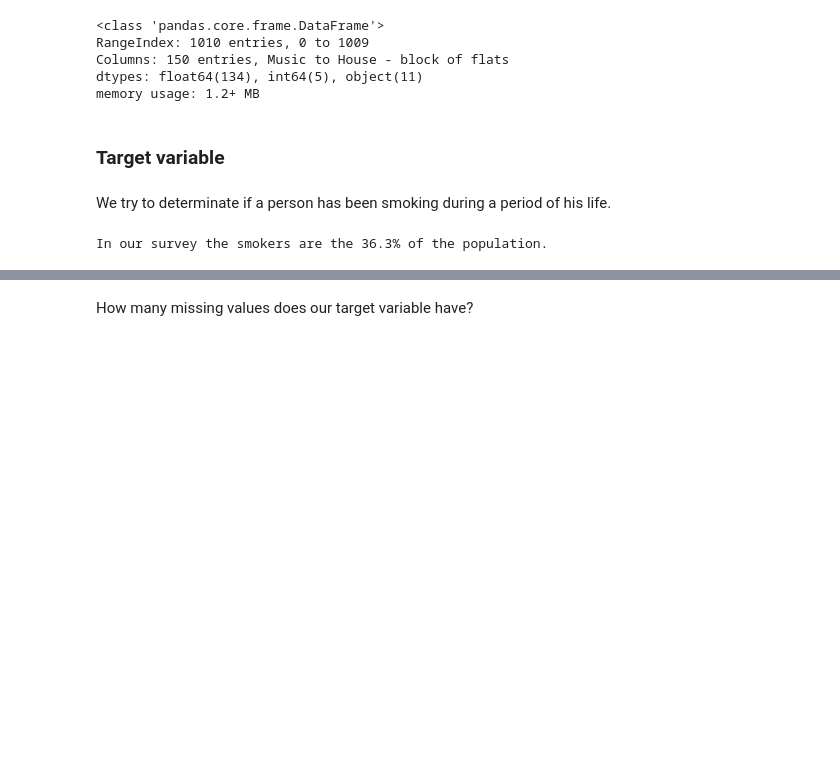
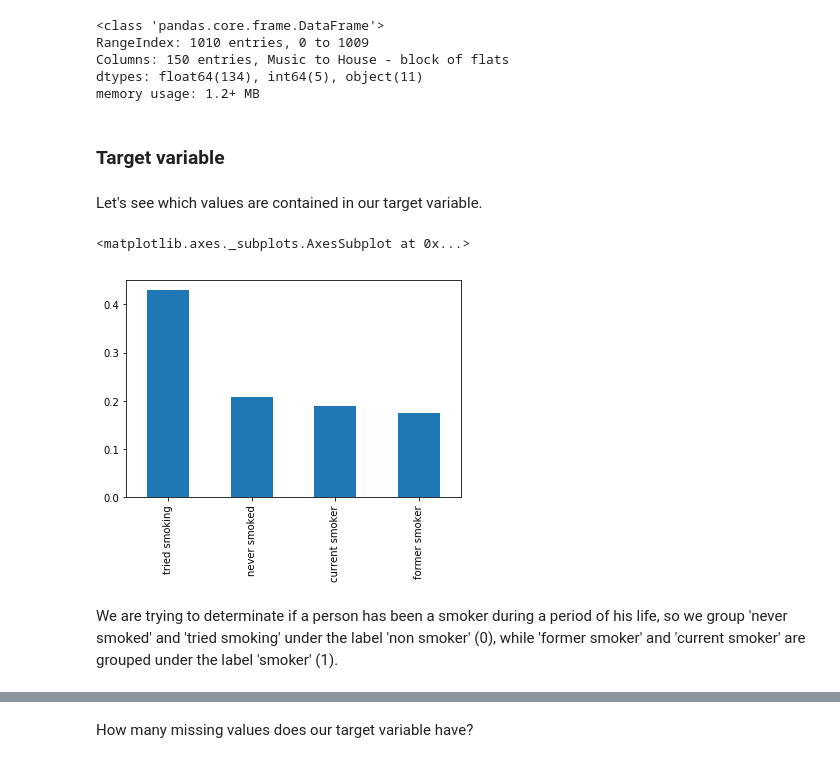
Before and after one commit to Shakk17/SmokerPredictor, a Jupyter notebook: data_analysis.ipynb, the cells around one changed output, grey strips where cells are left out. Cells and saved outputs as stored; diff of their text form; code cells hidden in the pictures; blank space fills up the shorter version.

Commit message:
Added graphs - Part 1

```diff
--- a/data_analysis.ipynb
+++ b/data_analysis.ipynb
@@ -28,7 +28,14 @@ dtypes: float64(134), int64(5), object(11)
 memory usage: 1.2+ MB
 # %% [markdown]
 ### Target variable
+# %% [markdown]
+Let's see which values are contained in our target variable.
+# %%
+data["Smoking"].value_counts(normalize=True).plot.bar()
+# %% [output]
+<matplotlib.axes._subplots.AxesSubplot at 0x...>
+[figure, added]
 # %% [markdown]
-We try to determinate if a person has been smoking during a period of his life.
+We are trying to determinate if a person has been a smoker during a period of his life, so we group 'never smoked' and 'tried smoking' under the label 'non smoker' (0), while 'former smoker' and 'current smoker' are grouped under the label 'smoker' (1).
 # %%
 data["Smoker"] = data["Smoking"].map({
@@ -39,5 +46 @@ data["Smoker"] = data["Smoking"].map({
 data.drop("Smoking", axis=1, inplace=True)
-# %%
-print("In our survey the smokers are the %.1f%% of the population." % (data["Smoker"].mean()*100))
-# %% [output]
-In our survey the smokers are the 36.3% of the population.
```
Also changed, not shown: parts of 21 cells of this notebook.
